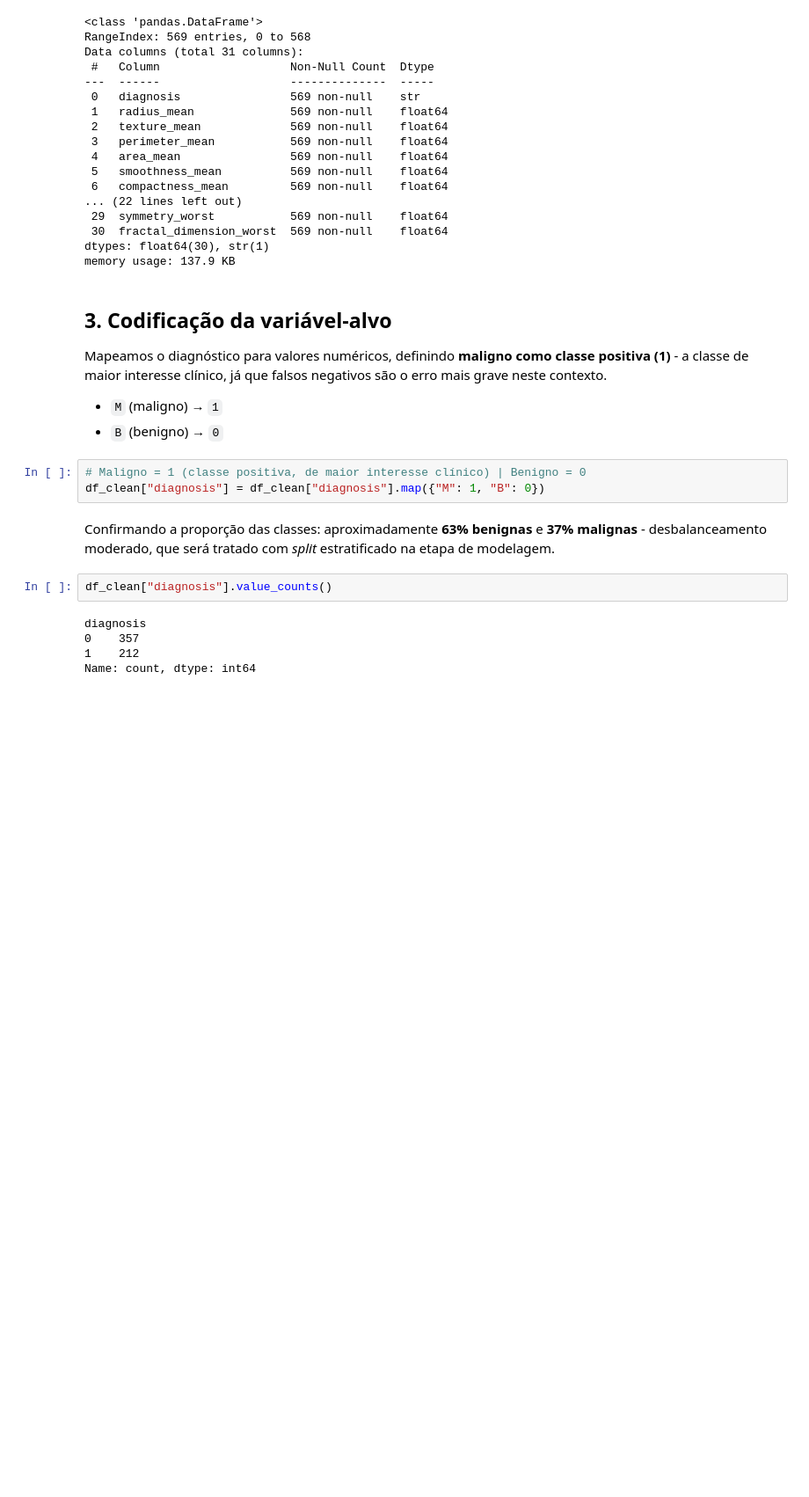
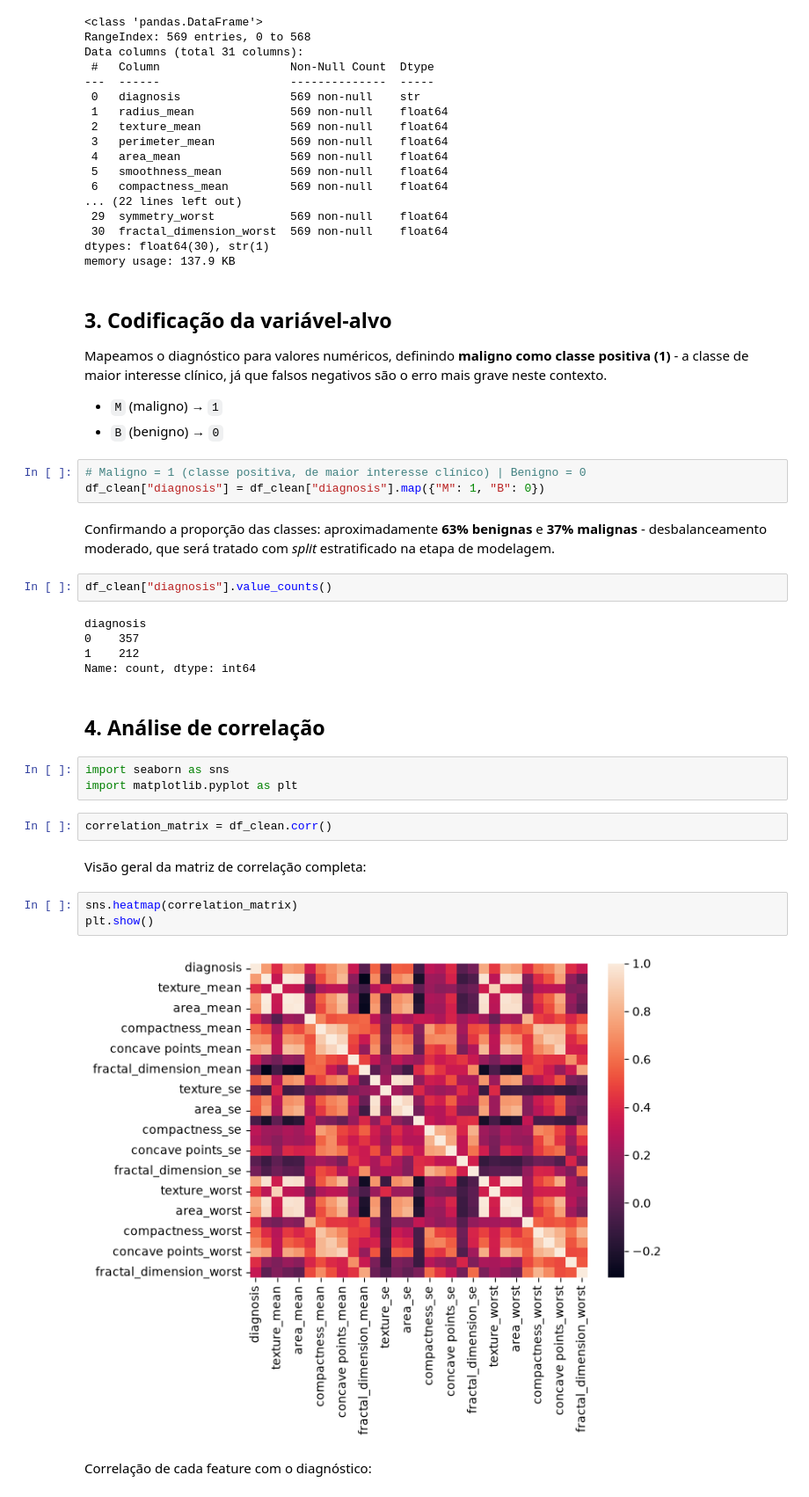
Before and after one commit to vmarques-dev/tech-challenge-fase1, a Jupyter notebook: notebooks/01-eda.ipynb, the cells around one changed output. Shown at 88% size. Cells and saved outputs as stored; diff of their text form; blank space fills up the shorter version.

Commit message:
feat(eda): analyze feature correlations

```diff
--- a/notebooks/01-eda.ipynb
+++ b/notebooks/01-eda.ipynb
@@ -118,3 +118,19 @@ diagnosis
 0    357
 1    212
 Name: count, dtype: int64
+# %% [markdown]
+## 4. Análise de correlação
+# %%
+import seaborn as sns
+import matplotlib.pyplot as plt
+# %%
+correlation_matrix = df_clean.corr()
+# %% [markdown]
+Visão geral da matriz de correlação completa:
+# %%
+sns.heatmap(correlation_matrix)
+plt.show()
+# %% [output]
+[figure, added]
+# %% [markdown]
+Correlação de cada feature com o diagnóstico:
```
Also changed, not shown: parts of 5 cells of this notebook.
